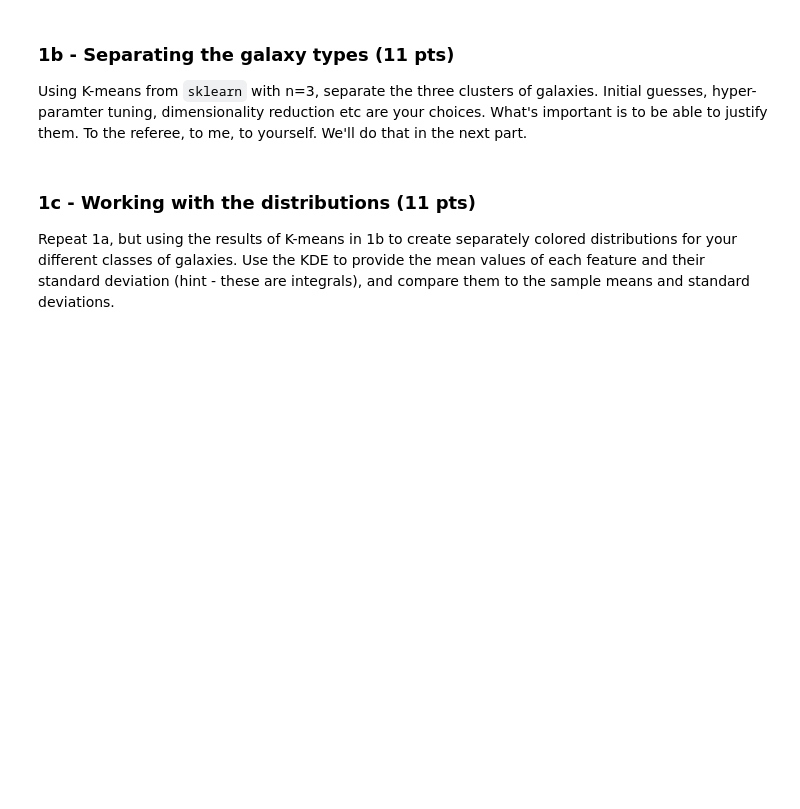
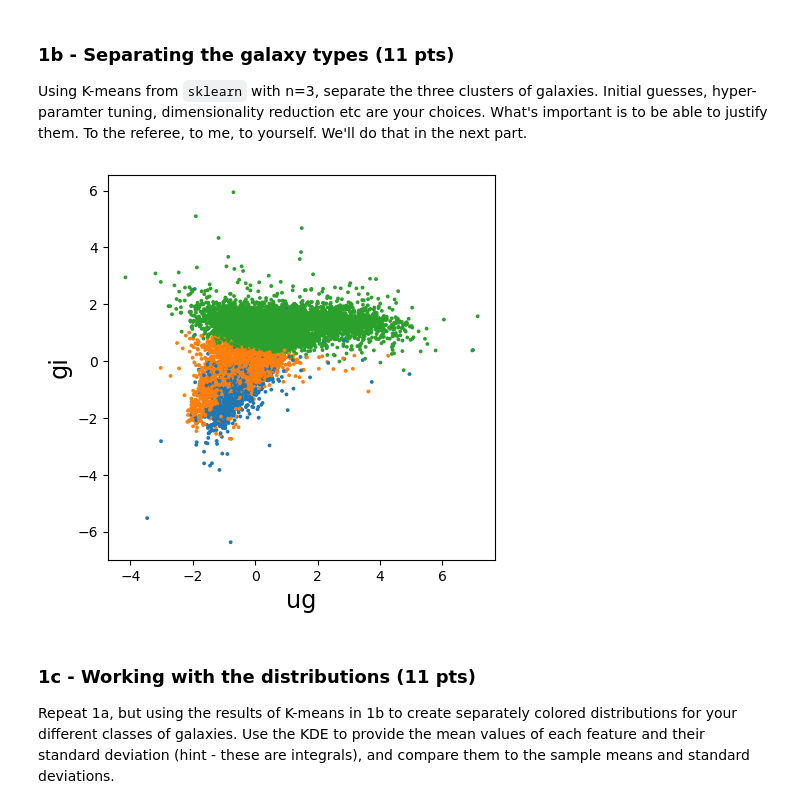
Before and after one commit to gnarayan/ast596_2023_Spring, a Jupyter notebook: homework/08_final/final.ipynb, the cells around one changed output. Cells and saved outputs as stored; diff of their text form; code cells hidden in the pictures; blank space fills up the shorter version.

```diff
--- a/homework/08_final/final.ipynb
+++ b/homework/08_final/final.ipynb
@@ -62,3 +90,25 @@ Using K-means from `sklearn` with n=3, separate the three clusters of galaxies.
+# %%
+# train the kmeans on all of the data, scaled
+n_clusters = 3
+scaler = preprocessing.StandardScaler()
+km = KMeans(n_clusters)
+scal = scaler.fit_transform(df_gals)
+km.fit(scal)
+
+labels = km.labels_
+df_gals['label'] = labels # save this for 1c
+color = [f'C{i}' for i in labels]
+
+fig = plt.figure(figsize=(5,5))
+ax = fig.add_subplot(111)
+ax.scatter(scal[:,0], scal[:,2], s=3, color=color)
+ax = plt.gca()
+
+ax.set_xlabel('ug', fontsize='xx-large')
+ax.set_ylabel('gi', fontsize='xx-large')
+plt.show()
+# %% [output]
+[figure, added]
 # %% [markdown]
 ### 1c - Working with the distributions (11 pts)
 Repeat 1a, but using the results of K-means in 1b to create separately colored distributions for your different classes of galaxies. Use the KDE to provide the mean values of each feature and their standard deviation (hint - these are integrals), and compare them to the sample means and standard deviations.
```
Also changed, not shown: parts of 46 cells of this notebook.
